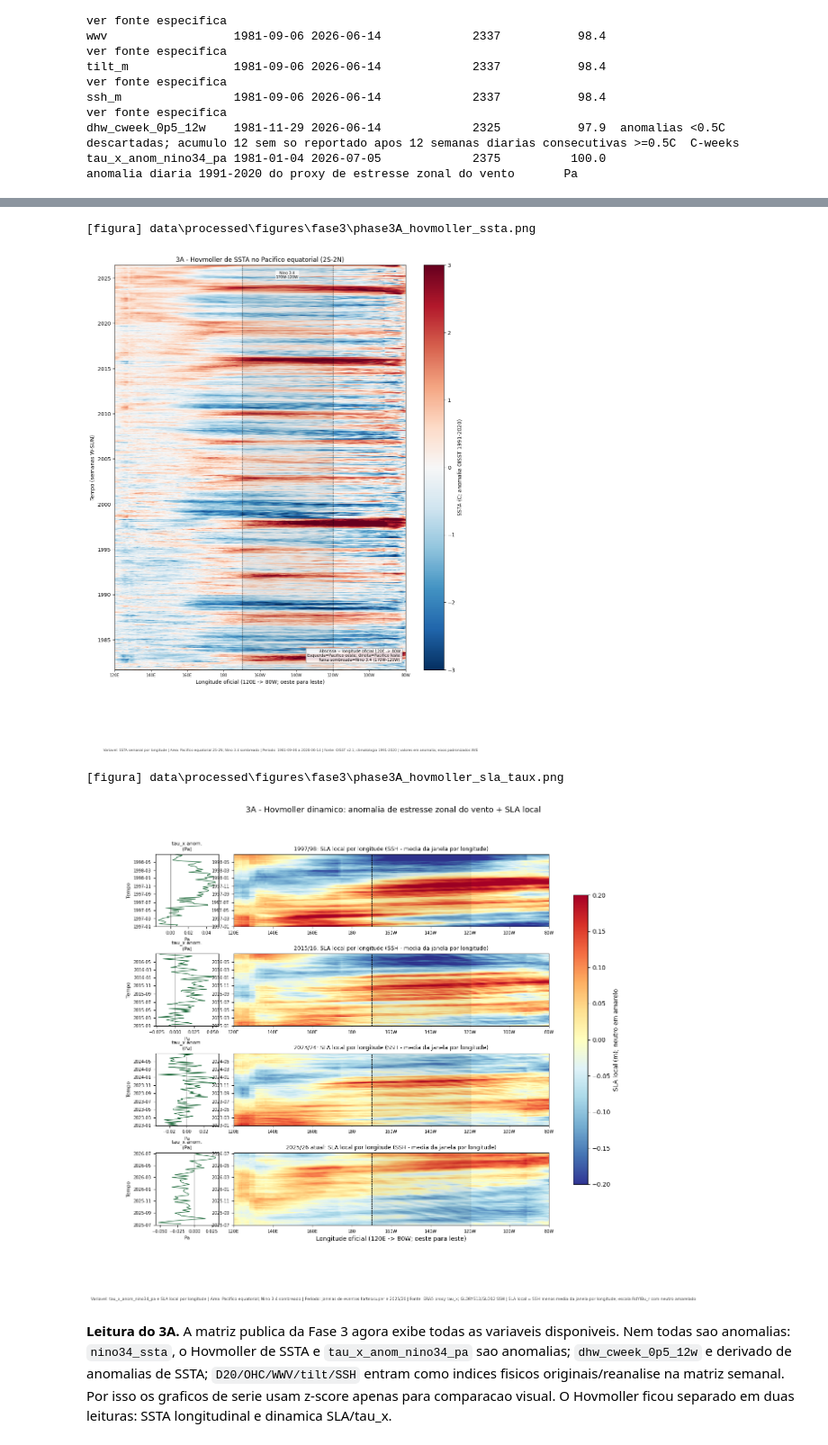
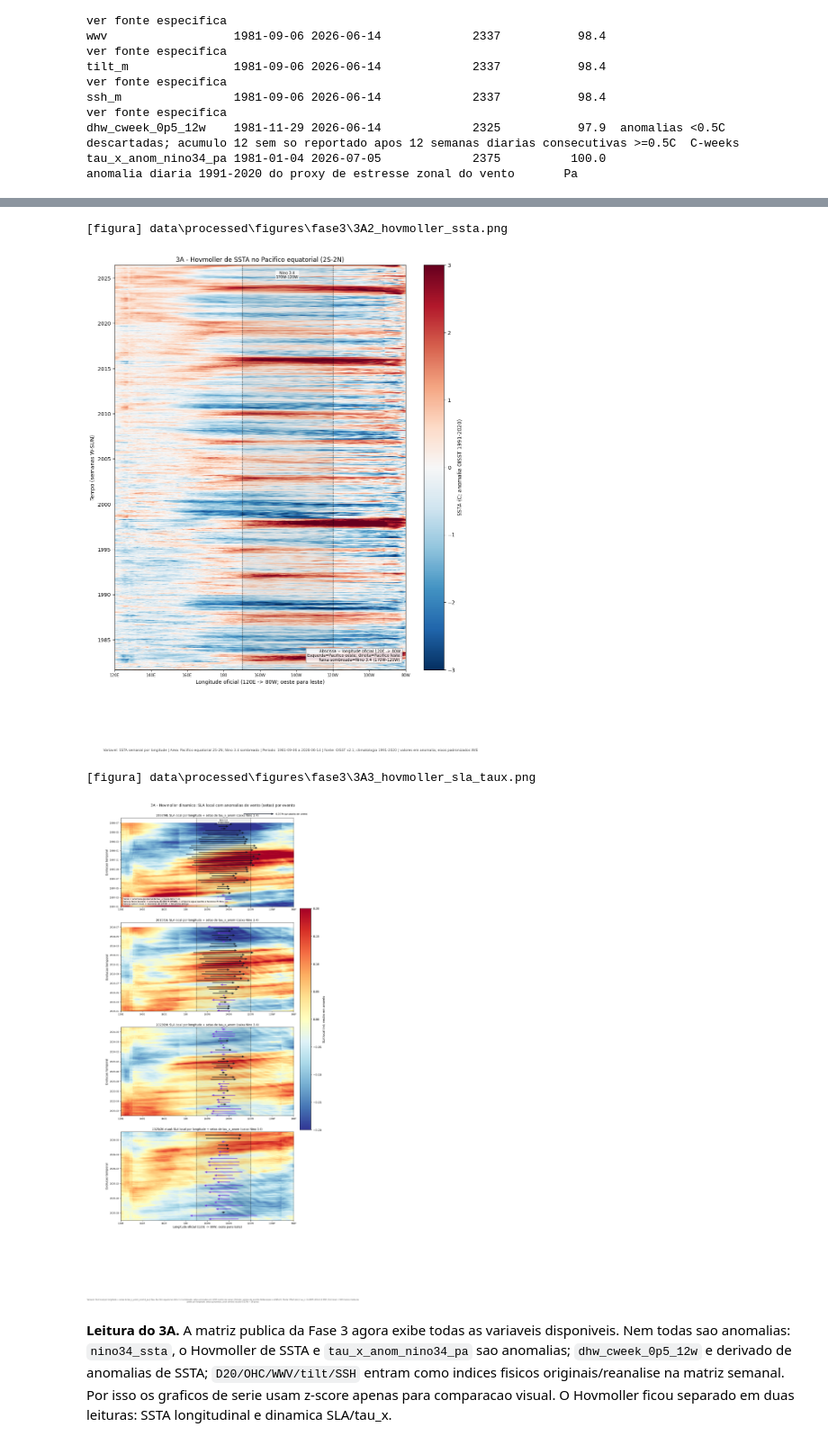
Before and after one commit to thiago-vilar/Nino26, a Jupyter notebook: notebooks/fase3/3A_indices_fisicos_semanais.ipynb, the cells around one changed output, grey strips where cells are left out. Shown at 90% size. Cells and saved outputs as stored; diff of their text form; code cells hidden in the pictures.

Commit message:
Finaliza interpretacao da fase 3

```diff
--- a/notebooks/fase3/3A_indices_fisicos_semanais.ipynb
+++ b/notebooks/fase3/3A_indices_fisicos_semanais.ipynb
@@ -83,61 +83,69 @@ plt.show()
 # %%
 # Abordagem 1: Hovmoller de SSTA por longitude, usando referencias oficiais de longitude.
 eq = u.load_eqband_weekly()
 fig, ax = plt.subplots(figsize=(12.5, 14))
 lon = eq.columns.values.astype(float)
 pc = ax.pcolormesh(lon, eq.index, eq.values, cmap='RdBu_r', vmin=-3, vmax=3, shading='auto')
 u.add_nino34_lon_band(ax)
 u.format_lon_axis(ax)
 ax.set_ylabel('Tempo (semanas W-SUN)')
 ax.set_title('3A - Hovmoller de SSTA no Pacifico equatorial (2S-2N)')
 fig.colorbar(pc, ax=ax, label='SSTA (C; anomalia OISST 1991-2020)')
 u.add_note(ax, 'Abscissa = longitude oficial 120E -> 80W.\nEsquerda=Pacifico oeste; direita=Pacifico leste.\nFaixa sombreada=Nino 3.4 (170W-120W).', loc='lower right')
 u.stamp_caption(fig, variavel='SSTA semanal por longitude', area='Pacifico equatorial 2S-2N; Nino 3.4 sombreado', periodo=f"{eq.index.min().date()} a {eq.index.max().date()}", fonte='OISST v2.1; climatologia 1991-2020', extra='valores em anomalia; eixos padronizados W/E')
-u.save_fig(fig, 'phase3A_hovmoller_ssta.png')
+u.save_fig(fig, '3A2_hovmoller_ssta.png')
 plt.show()
 
-# Abordagem 2: SLA local (SSH menos media da janela por longitude) + tau_x_anom.
+# Abordagem 2: SLA local (SSH menos media da janela por longitude) com as anomalias
+# de vento (tau_x_anom) representadas DENTRO do grafico, como setas zonais.
+import matplotlib.dates as mdates
 ssh = u.load_ssh_events()
 tau = weekly['tau_x_anom_nino34_pa']
 wins = [('1997-01-01', '1998-06-30', '1997/98'), ('2015-01-01', '2016-06-30', '2015/16'), ('2023-01-01', '2024-06-30', '2023/24'), ('2025-07-01', None, '2025/26 atual')]
-fig = plt.figure(figsize=(14.5, 11))
-gs = fig.add_gridspec(len(wins), 2, width_ratios=[0.8, 4.0], hspace=0.38, wspace=0.08)
-last_pc = None
-for i, (t0, t1, title) in enumerate(wins):
+TAU_REF = 0.02              # Pa da seta de referencia
+TAU_SCALE = TAU_REF / 28.0  # Pa por grau de longitude: 0.02 Pa ~ 28 graus
+fig, axes = plt.subplots(len(wins), 1, figsize=(13.5, 26))
+fig.subplots_adjust(hspace=0.18)
+last_pc, qref = None, None
+for i, (ax, (t0, t1, title)) in enumerate(zip(axes, wins)):
     end = pd.to_datetime(t1) if t1 else min(ssh.index.max(), weekly.index.max())
     seg = ssh.loc[pd.to_datetime(t0):end].dropna(how='all')
-    ax_tau = fig.add_subplot(gs[i, 0])
-    ax_map = fig.add_subplot(gs[i, 1], sharey=ax_tau)
-    tx = tau.loc[pd.to_datetime(t0):end].dropna()
-    if not tx.empty:
-        ax_tau.plot(tx.values, tx.index, color='#166534', lw=0.9)
-    ax_tau.axvline(0, color='0.25', lw=0.6)
-    ax_tau.set_title('tau_x anom.\n(Pa)', fontsize=8)
-    ax_tau.set_xlabel('Pa', fontsize=7)
-    ax_tau.tick_params(labelsize=7)
     if seg.empty:
-        ax_map.text(0.5, 0.5, 'sem SSH/SLA local', transform=ax_map.transAxes, ha='center', va='center')
+        ax.text(0.5, 0.5, 'sem SSH/SLA local', transform=ax.transAxes, ha='center', va='center')
         continue
     lon_ssh = seg.columns.values.astype(float)
     sla = seg - seg.mean(axis=0)
-    last_pc = ax_map.pcolormesh(lon_ssh, sla.index, sla.values, cmap='RdYlBu_r', vmin=-0.20, vmax=0.20, shading='auto')
-    u.add_nino34_lon_band(ax_map, label=False)
-    u.format_lon_axis(ax_map)
-    ax_map.set_title(f'{title}: SLA local por longitude (SSH - media da janela por longitude)', fontsize=9)
-    ax_map.tick_params(labelsize=7)
-    if i < len(wins)-1:
-        ax_map.set_xlabel('')
-    ax_tau.set_ylabel('Tempo', fontsize=8)
-fig.suptitle('3A - Hovmoller dinamico: anomalia de estresse zonal do vento + SLA local', fontsize=13)
+    last_pc = ax.pcolormesh(lon_ssh, sla.index, sla.values, cmap='RdYlBu_r', vmin=-0.20, vmax=0.20, shading='auto')
+    # setas quinzenais de tau_x_anom ancoradas no centro da caixa Nino 3.4 (215E):
+    # seta para a DIREITA (leste) = anomalia de OESTE (WWB; favorece Kelvin de downwelling)
+    tx = tau.loc[pd.to_datetime(t0):end].resample('2W').mean().dropna()
+    if not tx.empty:
+        yq = mdates.date2num(tx.index.to_pydatetime())
+        cols = np.where(tx.values >= 0, '#111827', '#7c3aed')
+        q = ax.quiver(np.full(len(tx), 215.0), yq, tx.values, np.zeros(len(tx)),
+                      color=cols, angles='xy', scale_units='x', scale=TAU_SCALE,
+                      pivot='mid', width=0.0032, headwidth=3.6, headlength=4.4, alpha=0.95)
+        if qref is None:
+            qref = q
+            ax.quiverkey(q, X=0.885, Y=1.045, U=TAU_REF, label=f'{TAU_REF} Pa (anomalia de oeste)', labelpos='E', fontproperties={'size': 8})
+    u.add_nino34_lon_band(ax, label=(i == 0))
+    u.format_lon_axis(ax, xlabel='Longitude oficial (120E -> 80W; oeste para leste)' if i == len(wins)-1 else '')
+    ax.set_ylabel('Evolucao temporal')
+    ax.set_title(f'{title}: SLA local por longitude + setas de tau_x_anom (caixa Nino 3.4)', fontsize=10)
+    ax.tick_params(labelsize=8)
+    ax.yaxis.set_major_locator(mdates.MonthLocator(interval=2))
+    ax.yaxis.set_major_formatter(mdates.DateFormatter('%Y-%m'))
+u.add_note(axes[0], 'Setas = anomalia quinzenal de tau_x (caixa Nino 3.4).\nSeta p/ leste (escura) = anomalia de OESTE (WWB) -> empurra agua quente e favorece El Nino.\nSeta p/ oeste (roxa) = anomalia de LESTE -> freia/descarrega.', loc='lower left')
+fig.suptitle('3A - Hovmoller dinamico: SLA local com anomalias de vento (setas) por evento', fontsize=13, y=0.9075)
 if last_pc is not None:
-    fig.colorbar(last_pc, ax=fig.axes, label='SLA local (m); neutro em amarelo', shrink=0.78)
-u.stamp_caption(fig, variavel='tau_x_anom_nino34_pa e SLA local por longitude', area='Pacifico equatorial; Nino 3.4 sombreado', periodo='janelas de eventos fortes/super e 2025/26', fonte='ERA5 proxy tau_x; GLORYS12/GLO12 SSH', extra='SLA local = SSH menos media da janela por longitude; escala RdYlBu_r com neutro amarelado')
-u.save_fig(fig, 'phase3A_hovmoller_sla_taux.png')
+    fig.colorbar(last_pc, ax=axes, label='SLA local (m); neutro em amarelo', shrink=0.55, pad=0.03)
+u.stamp_caption(fig, variavel='SLA local por longitude + setas de tau_x_anom_nino34_pa', area='Pacifico equatorial; Nino 3.4 sombreado; setas ancoradas em 215E (centro da caixa)', periodo='janelas de eventos fortes/super e 2025/26', fonte='ERA5 proxy tau_x; GLORYS12/GLO12 SSH', extra='SLA local = SSH menos media da janela por longitude; setas quinzenais, pivot central, escala 0.02 Pa ~ 28 graus')
+u.save_fig(fig, '3A3_hovmoller_sla_taux.png')
 plt.show()
 # %% [output]
-[figura] data\processed\figures\fase3\phase3A_hovmoller_ssta.png
+[figura] data\processed\figures\fase3\3A2_hovmoller_ssta.png
 [figure]
-[figura] data\processed\figures\fase3\phase3A_hovmoller_sla_taux.png
+[figura] data\processed\figures\fase3\3A3_hovmoller_sla_taux.png
-[figure, old version]
+[figure, new version]
 # %% [markdown]
 **Leitura do 3A.** A matriz publica da Fase 3 agora exibe todas as variaveis disponiveis. Nem todas sao anomalias: `nino34_ssta`, o Hovmoller de SSTA e `tau_x_anom_nino34_pa` sao anomalias; `dhw_cweek_0p5_12w` e derivado de anomalias de SSTA; `D20/OHC/WWV/tilt/SSH` entram como indices fisicos originais/reanalise na matriz semanal. Por isso os graficos de serie usam z-score apenas para comparacao visual. O Hovmoller ficou separado em duas leituras: SSTA longitudinal e dinamica SLA/tau_x.
```
Also changed, not shown: parts of 2 cells of this notebook, 17 other files.
